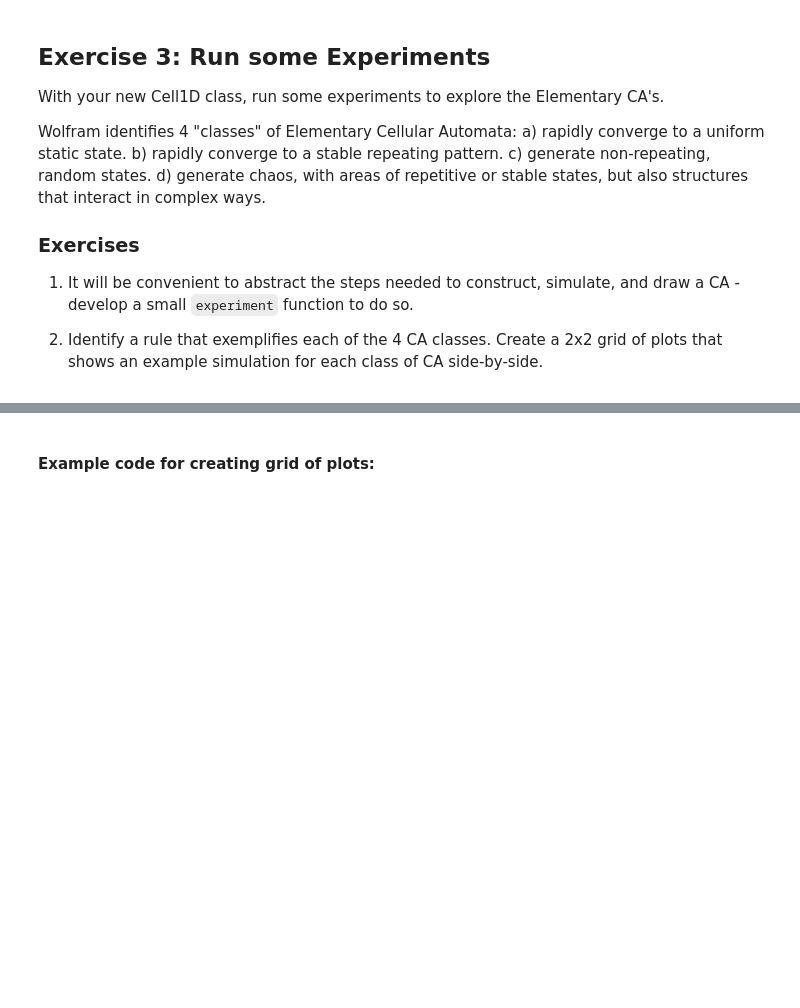
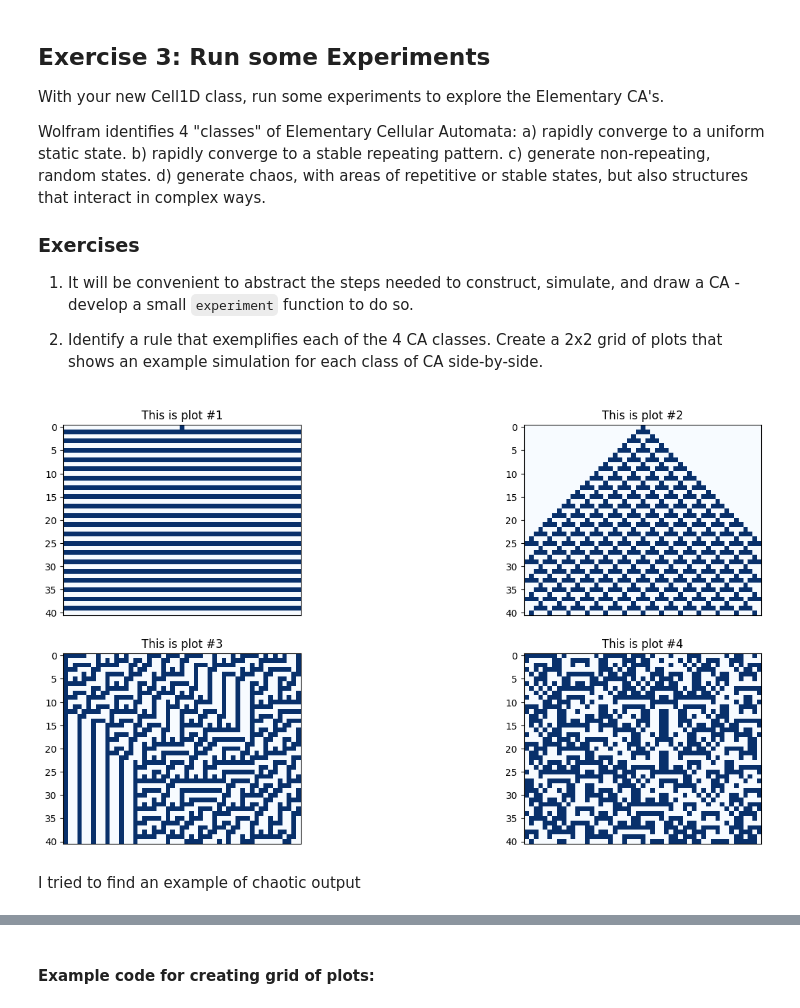
Before and after one commit to Gipir/cap-comp215, a Jupyter notebook: labs/lab05 copy.ipynb, the cells around one changed output, grey strips where cells are left out. Drawn from its saved outputs; the diff is of its cells as text; code cells hidden in the pictures; blank space fills up the shorter version.

```diff
--- a/labs/lab05 copy.ipynb
+++ b/labs/lab05 copy.ipynb
@@ -112,0 +112,8 @@ Write 2 functions, each of which returns a 1-D `numpy.array` (vector) configured
+# %%
+def from_string_array(string):
+    return np.array([int(s) for s in string], dtype=np.uint8)
+
+def random_array(p, n):
+    return np.array([1 if (np.random.random() < p) else 0 for x in range(n)], dtype=np.uint8)
+random_array(0.5,10)
+from_string_array('1010101010101')
@@ -147,0 +190,15 @@ Wolfram identifies 4 "classes" of Elementary Cellular Automata:
+# %%
+plt.subplots(figsize=(16, 8))
+prep = '1 1 1 1 1 1 1 0 1 0 0 0 0 0 0 1 0 1 1 1 1 1 0 1 1 1 0 1 0 0 0 1 0 0 0 1 1 1 0 0 0 0 0 1 0 1 1 0 0 1 0'
+prep2 = prep.replace(' ', '')
+random_array_d = from_string_array(prep2)
+automatas = [(single_centre_array(51),55),    (single_centre_array(51),54),     (random_array(0.5,51),45),     (random_array_d,105)]#(random_array(0.5,51),169)]
+for i in range(1, 5):
+    plt.subplot(2, 2, i)
+    automata = Cell1D(automatas[i-1][0],automatas[i-1][1])
+    automata.simulate(40)
+    automata.draw(f'This is plot #{i}')
+# %% [output]
+[figure, added]
+# %% [markdown]
+I tried to find an example of chaotic output
```
Also changed, not shown: parts of 12 cells of this notebook, 1 other file.
